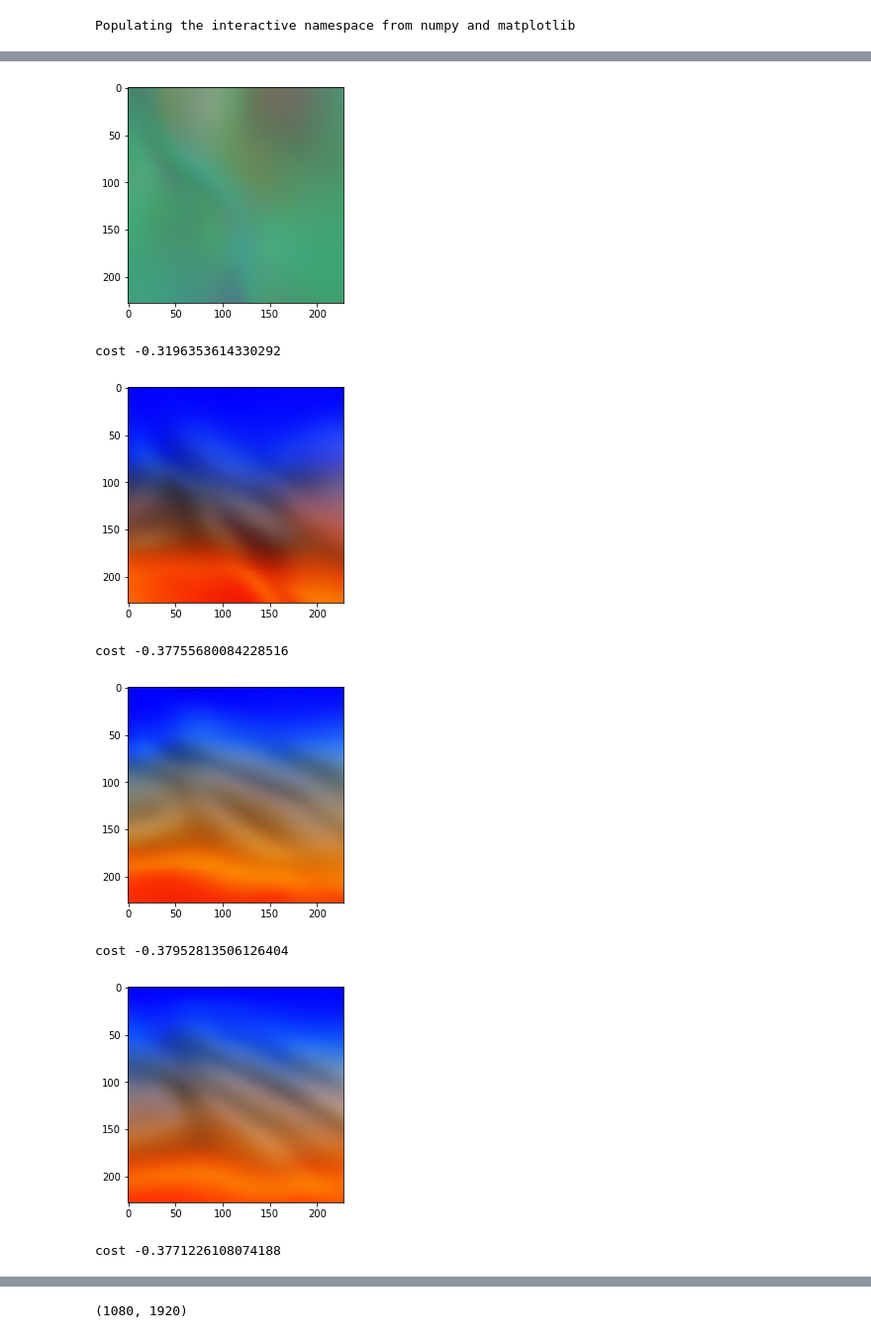
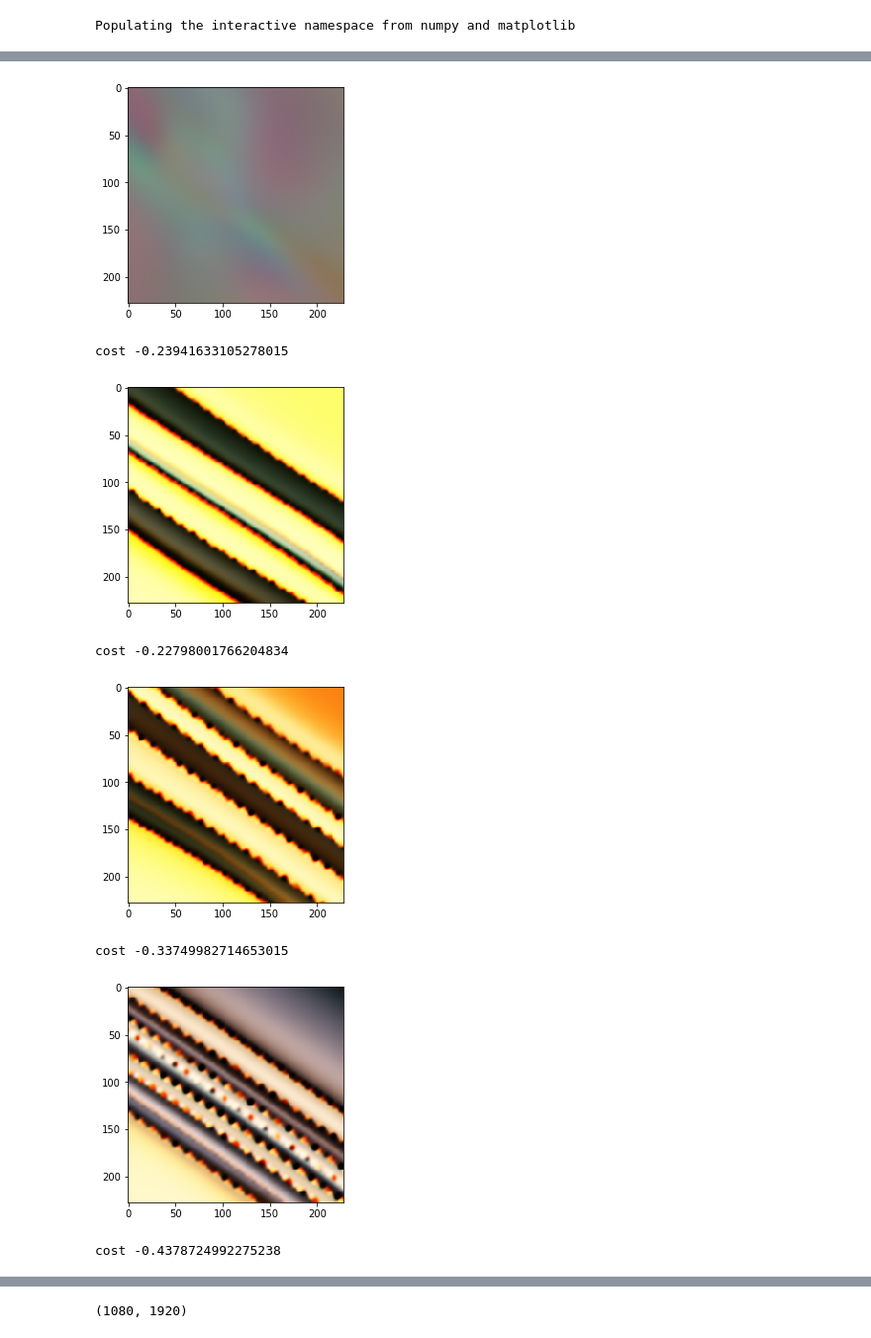
Before and after one commit to nlml/dreamz, a Jupyter notebook: examples/cppn_det_multiclass.ipynb, the cells around one changed output, grey strips where cells are left out. Shown at 99% size. Drawn from its saved outputs; the diff is of its cells as text; code cells hidden in the pictures.

```diff
--- a/examples/cppn_det_multiclass.ipynb
+++ b/examples/cppn_det_multiclass.ipynb
@@ -60,10 +23,12 @@ from torch.nn import functional as F
 from torch import optim
 import numpy as np
 
+NUM_ALPHAS = 3
+DIRICHLET_PARAM = 0.2
 
 def train(size, widths, imagenet_model, chan_to_opt, log_interval):
-    base = CPPNNet(widths, input_channels=5, output_channels=widths[-1])
-    viz = Net(base, reps=1).to(device)
+    base = CPPNNet(widths, input_channels=2 + NUM_ALPHAS, output_channels=widths[-1])
+    viz = UpsampleNet(base, reps=1, interp_mode='bilinear').to(device)
     viz = viz.to(device)
     viz = nn.DataParallel(viz)
     mean = torch.FloatTensor([0.485, 0.456, 0.406]).view(1, 3, 1, 1).to(device)
@@ -72,7 +37,7 @@ def train(size, widths, imagenet_model, chan_to_opt, log_interval):
     def get_alphas(batch_size, device):
 #         alphas = torch.linspace(-1, 0.9, batch_size) + torch.rand(size=[batch_size]) * 0.1
 #         alphas = torch.randn(size=[batch_size])
-        alphas = torch.tensor(np.random.dirichlet(np.array([0.08]*3), [batch_size]).astype(np.float32))
+        alphas = torch.tensor(np.random.dirichlet(np.array([DIRICHLET_PARAM]*NUM_ALPHAS), [batch_size]).astype(np.float32))
         alphas = alphas.to(device)
         return alphas
 
@@ -88,7 +53,7 @@ def train(size, widths, imagenet_model, chan_to_opt, log_interval):
     #     return torch.mean((r - targ) ** 2)
 #         loss = -r[:, chan_to_opt].mean()
         loss = r.mean() * 1
-        loss = -(r[:, chan_to_opt:(chan_to_opt+3)] * alphas).mean() * 2
+        loss = -(r[:, chan_to_opt:chan_to_opt+10*alphas.shape[1]:10] * alphas).mean() * 2
 #         mse_loss = mse_loss_fn(output, alphas)
         loss = loss# + mse_loss * 0
         return loss
@@ -134,13 +99,13 @@ def train(size, widths, imagenet_model, chan_to_opt, log_interval):
     def im_gen_fn(pct_done=0.0):
         xy = xy_getter.get_xy(batch_size)
         alphas = get_alphas(batch_size, device)
-        inp = torch.cat([xy, alphas.view(-1, 3, 1, 1).repeat([1, 1, *xy.shape[-2:]])], 1)
+        inp = torch.cat([xy, alphas.view(-1, alphas.shape[1], 1, 1).repeat([1, 1, *xy.shape[-2:]])], 1)
         return viz(inp), alphas
 
-    opt = optim.Adam(viz.parameters(), lr=0.003)
+    opt = optim.Adam(viz.parameters(), lr=0.002)
     adj = lambda opt: adjust_learning_rate(opt, 0.1)
     train_visualiser(imgnet_objective, im_gen_fn, opt, iters=1000,
-                     log_interval=log_interval, sched=[(800, adj)])
+                     log_interval=log_interval, sched=[(2500, adj)])
     return viz
 
 def get_imagenet_model():
@@ -162,9 +127,9 @@ imagenet_model = nn.DataParallel(imagenet_model)
 # printt()
 # %%
 size = [59, 105]
-chan_to_opt = 25
+chan_to_opt = 32
 
-log_interval = 50
+log_interval = 100
 widths = [24] * 8
 
 now = time.time()
@@ -179,8 +144,8 @@ cost -0.09476232528686523
-[figure, old version]
+[figure, new version]
-cost -0.3196353614330292
+cost -0.23941633105278015
-[figure, old version]
+[figure, new version]
-cost -0.37755680084228516
+cost -0.22798001766204834
-[figure, old version]
+[figure, new version]
-cost -0.37952813506126404
+cost -0.33749982714653015
-[figure, old version]
+[figure, new version]
-cost -0.3771226108074188
+cost -0.4378724992275238
```
Also changed, not shown: parts of 9 cells of this notebook, 6 other files.
